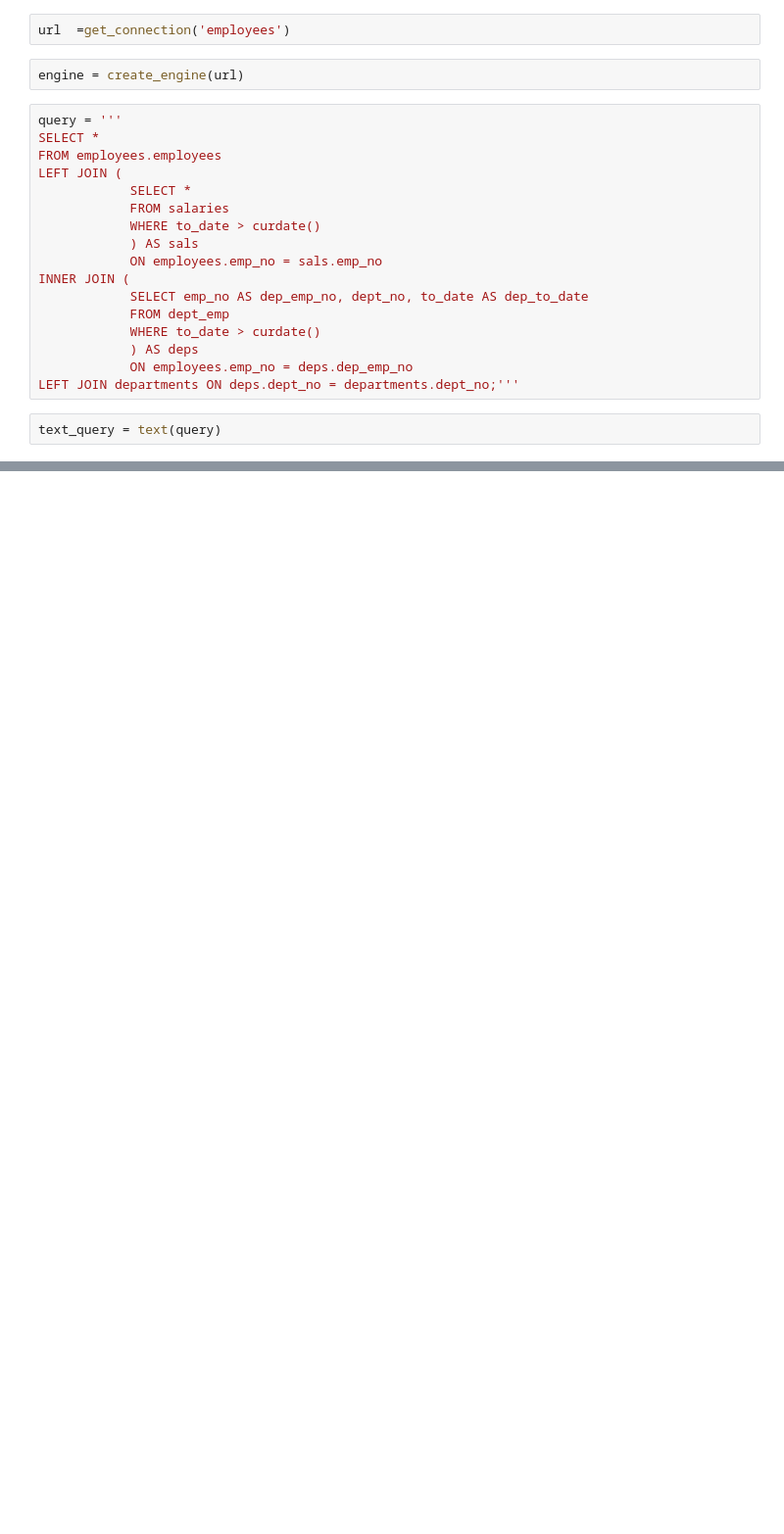
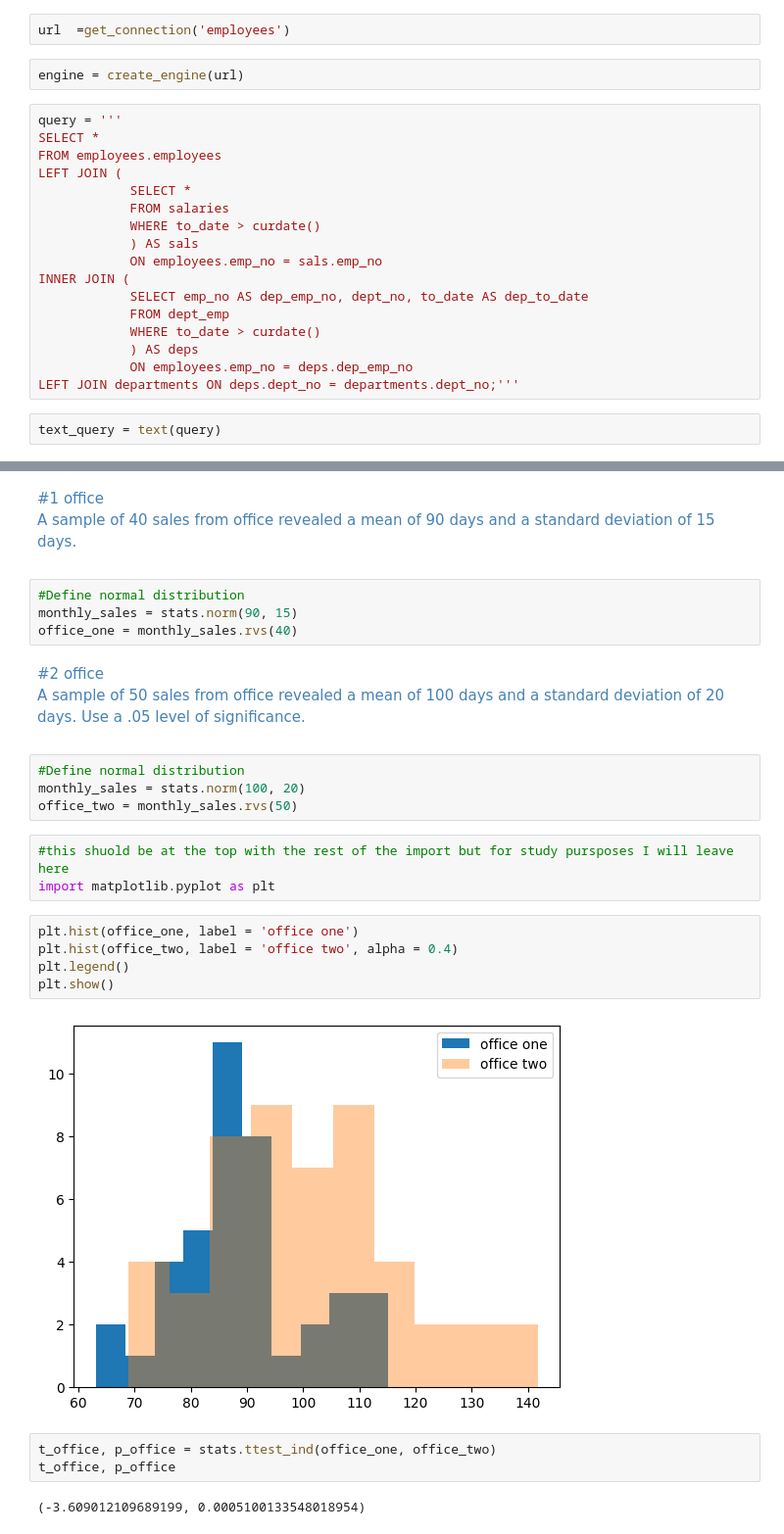
Before and after one commit to Jonathan-Garcia1/statistics-exercises, a Jupyter notebook: hypothesis_testing.ipynb, the cells around one changed output, grey strips where cells are left out. Shown: that part at 98% size. Cells and saved outputs as stored; diff of their text form; blank space fills up the shorter version.

```diff
--- a/hypothesis_testing.ipynb
+++ b/hypothesis_testing.ipynb
@@ -538,0 +608,34 @@ css_styling()
+# %% [markdown]
+<span style='color: SteelBlue;'>
+#1 office
+
+A sample of 40 sales from office
+revealed a mean of 90 days and a standard deviation of 15 days.
+# %%
+#Define normal distribution
+monthly_sales = stats.norm(90, 15)
+office_one = monthly_sales.rvs(40)
+# %% [markdown]
+<span style='color: SteelBlue;'>
+#2 office
+
+A sample of 50 sales from office revealed a mean of 100 days and a standard deviation of 20 days. Use a .05 level of significance.
+# %%
+#Define normal distribution
+monthly_sales = stats.norm(100, 20)
+office_two = monthly_sales.rvs(50)
+# %%
+#this shuold be at the top with the rest of the import but for study pursposes I will leave here
+import matplotlib.pyplot as plt
+# %%
+plt.hist(office_one, label = 'office one')
+plt.hist(office_two, label = 'office two', alpha = 0.4)
+plt.legend()
+plt.show()
+# %% [output]
+[figure, added]
+# %%
+t_office, p_office = stats.ttest_ind(office_one, office_two)
+t_office, p_office
+# %% [output]
+(-3.609012109689199, 0.0005100133548018954)
```
Also changed, not shown: parts of 75 cells of this notebook, 1 other file.
